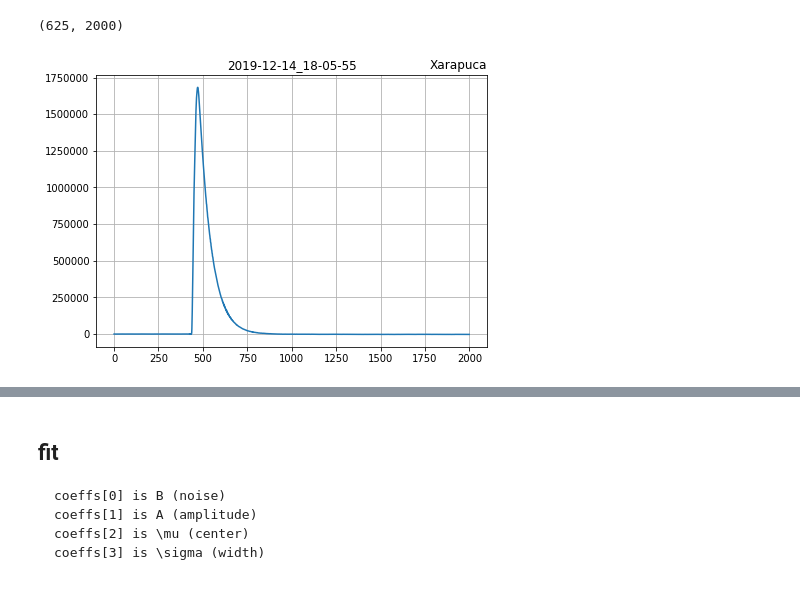
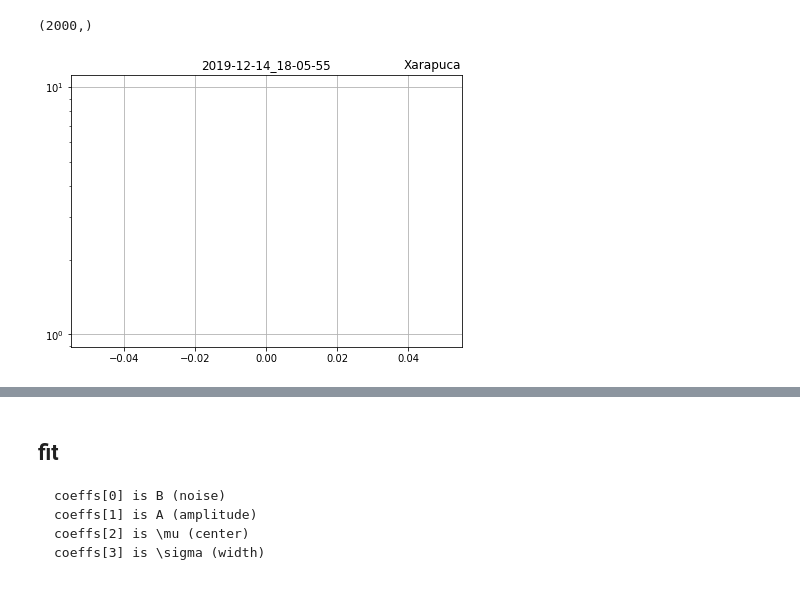
Before and after one commit to fdolek/pypuca, a Jupyter notebook: plt_all.ipynb, the cells around one changed output, grey strips where cells are left out. Cells and saved outputs as stored; diff of their text form; code cells hidden in the pictures.

```diff
--- a/plt_all.ipynb
+++ b/plt_all.ipynb
@@ -11,28 +11,28 @@ from math import log
 from pylab import rcParams
 rcParams['figure.figsize'] = 10, 5
 # %%
-pkl_file = open('blineled.pkl', 'rb')
+pkl_file = open('2019-12-14_18-05-55.pkl', 'rb')
 mydata = pickle.load(pkl_file)
 # %%
 mydata['ch0'].shape
 # %% [output]
-(625, 2000)
+(2000,)
 # %%
 #for key, value in mydata.items():
 #    print(key, "=", value )
 # %%
 plt.title('2019-12-14_18-05-55')
 #plt.title('one event', loc='left')
 plt.title('Xarapuca', loc='right')
-#plt.yscale('log')
+plt.yscale('log')
 plt.grid(True)
 #t = np.arange(len(mydata['ch2']))
 #plt.xlim(0, 400)
 #plt.ylim(-350, 350)
 plt.plot((mydata['ch11']).sum(axis=0))
 plt.show()
 # %% [output]
-[figure, old version]
+[figure, new version]
 # %%
 rcParams['figure.figsize'] = 7, 5
 for key, value in mydata.items():
```
Also changed, not shown: parts of 19 cells of this notebook, 18 other files.
